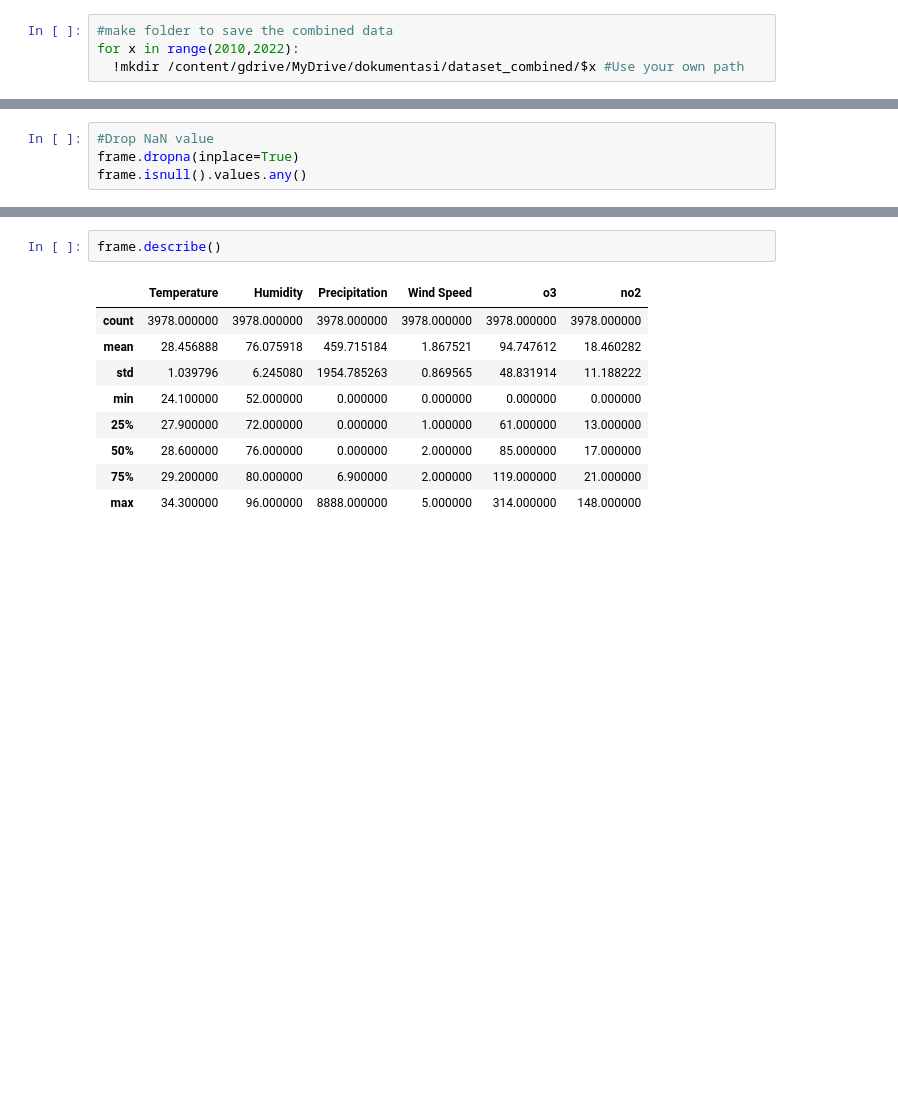
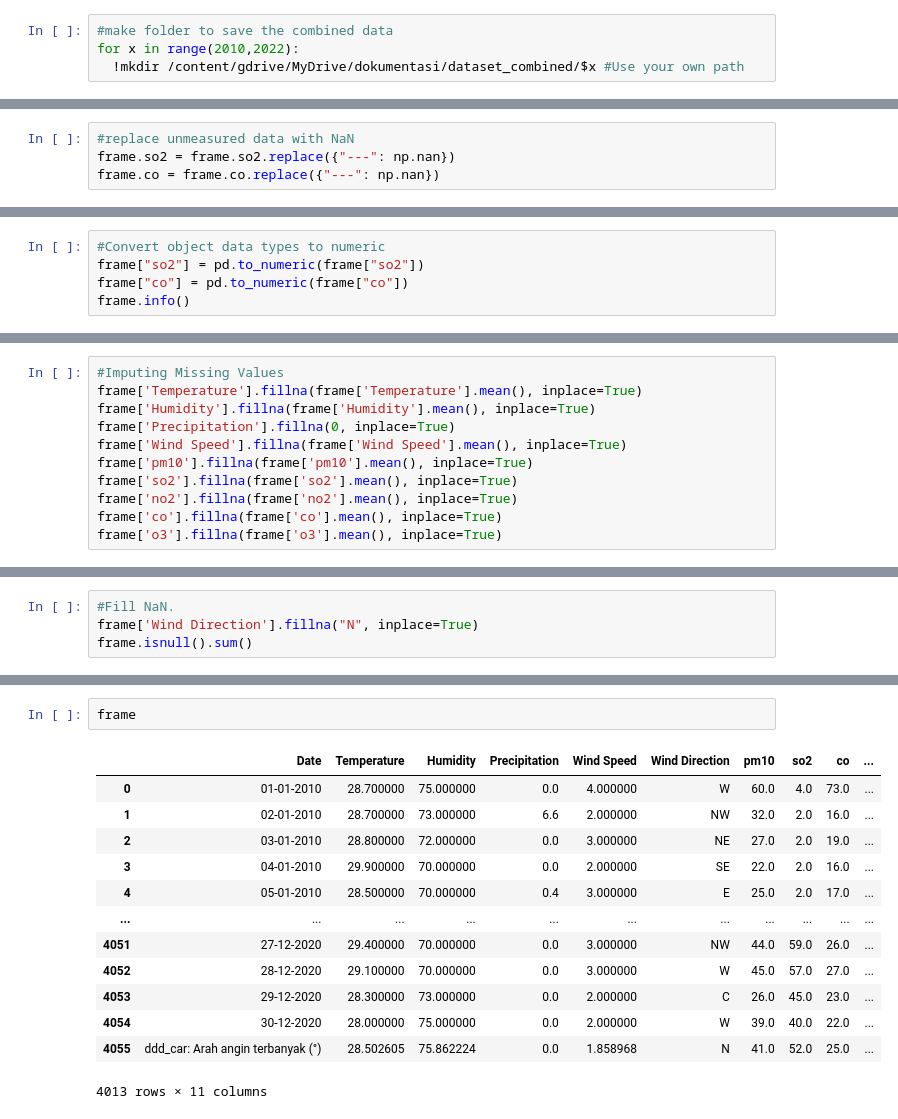
Before and after one commit to baninhadin/Klorophyl-Project, a Jupyter notebook: 02. Processing_Air_Quality_and_Weather_Data.ipynb, the cells around one changed output, grey strips where cells are left out. Cells and saved outputs as stored; diff of their text form; blank space fills up the shorter version.

Commit message:
Add code to handle missing values

```diff
--- a/02. Processing_Air_Quality_and_Weather_Data.ipynb
+++ b/02. Processing_Air_Quality_and_Weather_Data.ipynb
@@ -335,0 +409,4 @@ True
+# %%
+#replace unmeasured data with NaN
+frame.so2 = frame.so2.replace({"---": np.nan})
+frame.co = frame.co.replace({"---": np.nan})
@@ -335,0 +435,5 @@ True
+# %%
+#Convert object data types to numeric
+frame["so2"] = pd.to_numeric(frame["so2"])
+frame["co"] = pd.to_numeric(frame["co"])
+frame.info()
@@ -335,0 +459,11 @@ True
+# %%
+#Imputing Missing Values
+frame['Temperature'].fillna(frame['Temperature'].mean(), inplace=True)
+frame['Humidity'].fillna(frame['Humidity'].mean(), inplace=True)
+frame['Precipitation'].fillna(0, inplace=True)
+frame['Wind Speed'].fillna(frame['Wind Speed'].mean(), inplace=True)
+frame['pm10'].fillna(frame['pm10'].mean(), inplace=True)
+frame['so2'].fillna(frame['so2'].mean(), inplace=True)
+frame['no2'].fillna(frame['no2'].mean(), inplace=True)
+frame['co'].fillna(frame['co'].mean(), inplace=True)
+frame['o3'].fillna(frame['o3'].mean(), inplace=True)
@@ -336,5 +500,5 @@ True
 # %%
-#Drop NaN value
-frame.dropna(inplace=True)
-frame.isnull().values.any()
+#Fill NaN.
+frame['Wind Direction'].fillna("N", inplace=True)
+frame.isnull().sum()
 # %% [output]
@@ -342,12 +517,16 @@ False
 # %%
-frame.describe()
+frame
 # %% [output]
-|  | Temperature | Humidity | Precipitation | Wind Speed | o3 | no2 |
-| count | 3978.000000 | 3978.000000 | 3978.000000 | 3978.000000 | 3978.000000 | 3978.000000 |
-| mean | 28.456888 | 76.075918 | 459.715184 | 1.867521 | 94.747612 | 18.460282 |
-| std | 1.039796 | 6.245080 | 1954.785263 | 0.869565 | 48.831914 | 11.188222 |
-| min | 24.100000 | 52.000000 | 0.000000 | 0.000000 | 0.000000 | 0.000000 |
-| 25% | 27.900000 | 72.000000 | 0.000000 | 1.000000 | 61.000000 | 13.000000 |
-| 50% | 28.600000 | 76.000000 | 0.000000 | 2.000000 | 85.000000 | 17.000000 |
-| 75% | 29.200000 | 80.000000 | 6.900000 | 2.000000 | 119.000000 | 21.000000 |
-| max | 34.300000 | 96.000000 | 8888.000000 | 5.000000 | 314.000000 | 148.000000 |
+|  | Date | Temperature | Humidity | Precipitation | Wind Speed | Wind Direction | pm10 | so2 | co | ... |
+| 0 | 01-01-2010 | 28.700000 | 75.000000 | 0.0 | 4.000000 | W | 60.0 | 4.0 | 73.0 | ... |
+| 1 | 02-01-2010 | 28.700000 | 73.000000 | 6.6 | 2.000000 | NW | 32.0 | 2.0 | 16.0 | ... |
+| 2 | 03-01-2010 | 28.800000 | 72.000000 | 0.0 | 3.000000 | NE | 27.0 | 2.0 | 19.0 | ... |
+| 3 | 04-01-2010 | 29.900000 | 70.000000 | 0.0 | 2.000000 | SE | 22.0 | 2.0 | 16.0 | ... |
+| 4 | 05-01-2010 | 28.500000 | 70.000000 | 0.4 | 3.000000 | E | 25.0 | 2.0 | 17.0 | ... |
+| ... | ... | ... | ... | ... | ... | ... | ... | ... | ... | ... |
+| 4051 | 27-12-2020 | 29.400000 | 70.000000 | 0.0 | 3.000000 | NW | 44.0 | 59.0 | 26.0 | ... |
+| 4052 | 28-12-2020 | 29.100000 | 70.000000 | 0.0 | 3.000000 | W | 45.0 | 57.0 | 27.0 | ... |
+| 4053 | 29-12-2020 | 28.300000 | 73.000000 | 0.0 | 2.000000 | C | 26.0 | 45.0 | 23.0 | ... |
+| 4054 | 30-12-2020 | 28.000000 | 75.000000 | 0.0 | 2.000000 | W | 39.0 | 40.0 | 22.0 | ... |
+| 4055 | ddd_car: Arah angin terbanyak (°) | 28.502605 | 75.862224 | 0.0 | 1.858968 | N | 41.0 | 52.0 | 25.0 | ... |
+4013 rows × 11 columns
```
Also changed, not shown: parts of 34 cells of this notebook.
